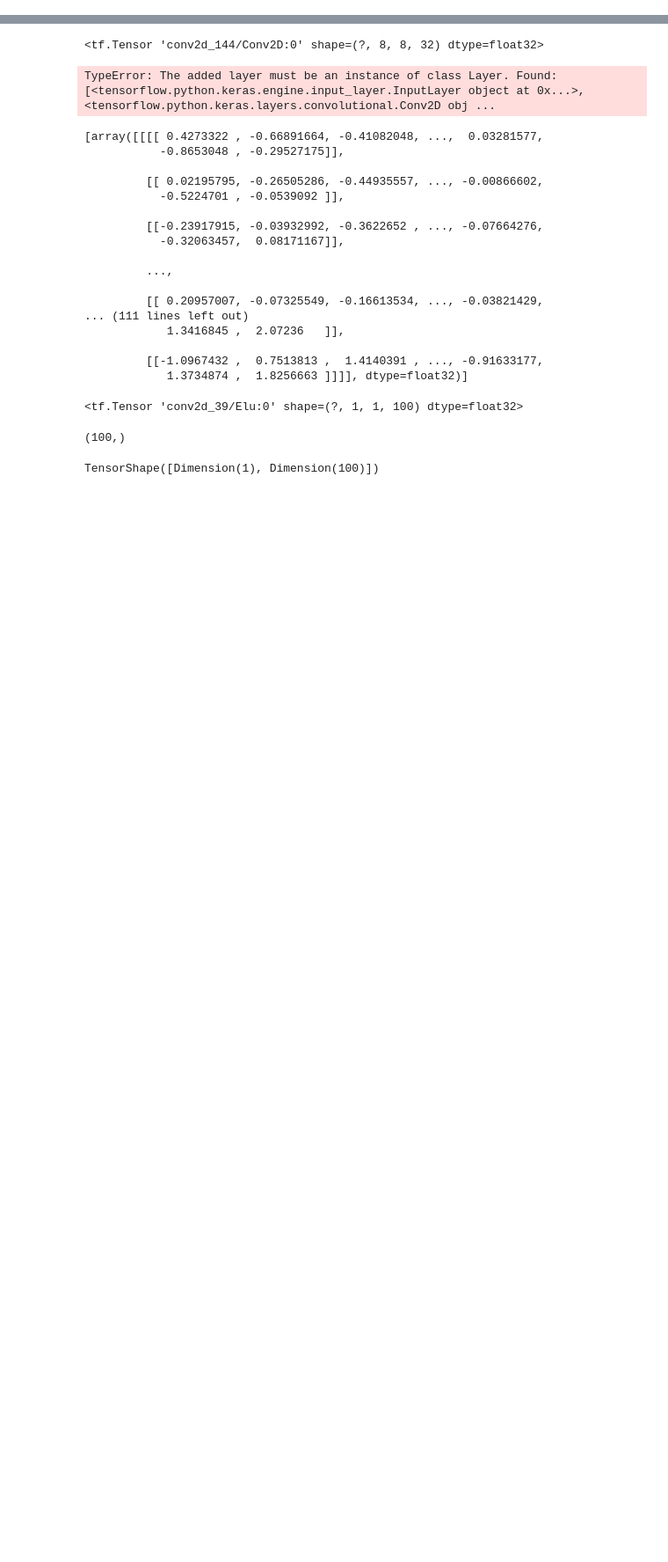
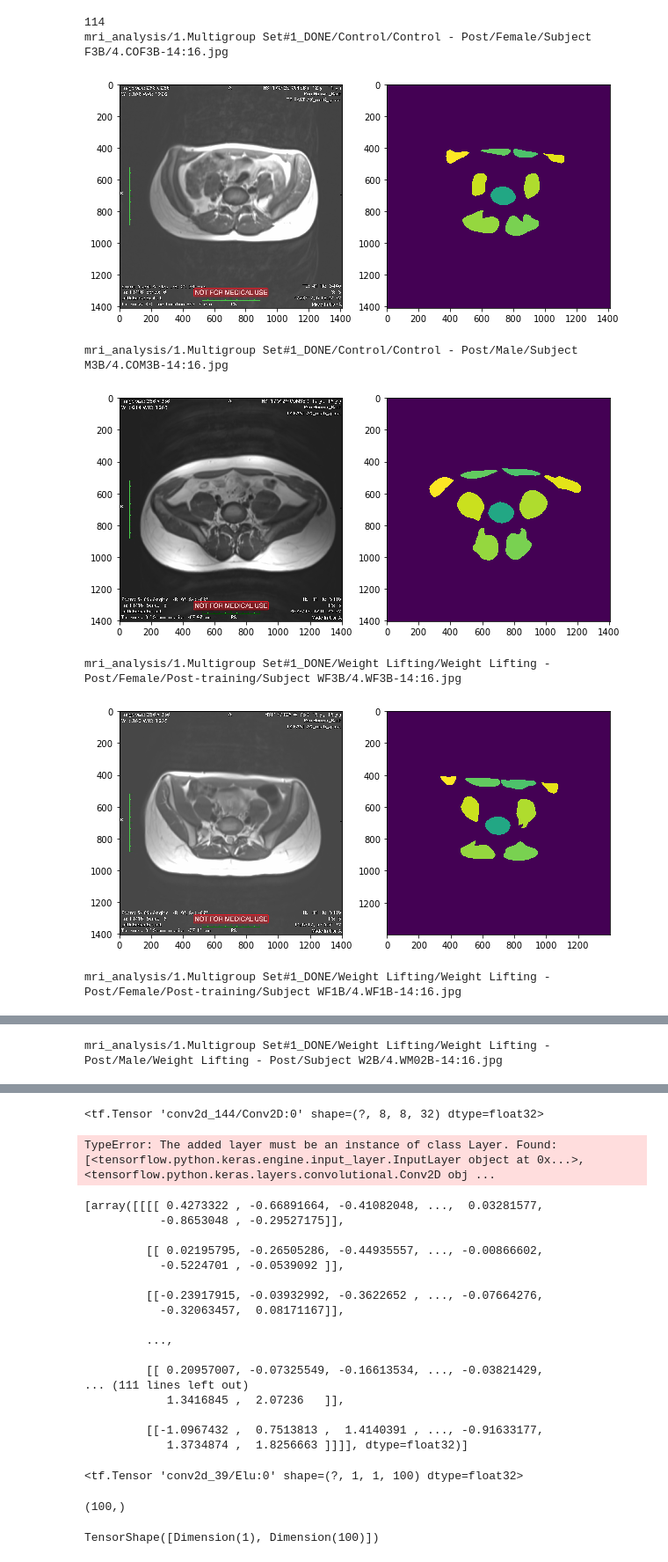
Before and after one commit to rasoolianbehnam/mri, a Jupyter notebook: a_new_era_begins.ipynb, the cells around one changed output, grey strips where cells are left out. Shown at 88% size. Saved outputs shown, nothing was run; the diff lists cells and outputs as text; code cells hidden in the pictures; blank space fills up the shorter version.

```diff
--- a/a_new_era_begins.ipynb
+++ b/a_new_era_begins.ipynb
@@ -11,10 +16,14 @@ n_muscles = 9
 # %%
 from functools import reduce
-bad_stuff = reduce(lambda x, y: set(x) | set(y), map(joblib.load, glob.glob(data_root+"bad*")))
+bad_stuff = reduce(lambda x, y: set(x) | set(y), map(joblib.load, glob.glob(data_root+"bad_im*")))
 # %%
 image_names = joblib.load(data_root+"image_names.pkl")
 classes     = {k: v for k, v in joblib.load(data_root+"multi_label_images.dict").items()
-               if k not in bad_stuff and len(np.unique(v))==n_muscles+1}
+               if k not in bad_stuff
+               and len(np.where(v==160)[0])==0
+               and len(np.where(v==150)[0])>0
+               and len(np.unique(v))==n_muscles+1
+              }
 # %%
 raw_images  = {k: v for k, v in zip(image_names, joblib.load(data_root+"raw_images.pkl"))
                if k not in bad_stuff and k in classes}
@@ -191,0 +302,21 @@ plt.imshow((tmp-tmp.mean())/tmp.std())
+# %%
+types = ([''.join(*re.findall("(\d).*?(\d+):", name)) for name in raw_images])
+type_ = np.random.choice(types)
+type_ = '114'
+print(type_)
+names = [name for name in raw_images if ''.join(*re.findall("(\d).*?(\d+):", name))==type_]
+for name in names:
+    print(name)
+    fig, axes = plt.subplots(1, 2, figsize=(10, 5))
+    axes[0].imshow(raw_images[name])
+    axes[1].imshow(classes[name])
+    plt.show()
+# %% [output]
+114
+mri_analysis/1.Multigroup Set#1_DONE/Control/Control - Post/Female/Subject F3B/4.COF3B-14:16.jpg
+[figure, added]
+mri_analysis/1.Multigroup Set#1_DONE/Control/Control - Post/Male/Subject M3B/4.COM3B-14:16.jpg
+[figure, added]
+mri_analysis/1.Multigroup Set#1_DONE/Weight Lifting/Weight Lifting - Post/Female/Post-training/Subject WF3B/4.WF3B-14:16.jpg
+[figure, added]
+mri_analysis/1.Multigroup Set#1_DONE/Weight Lifting/Weight Lifting - Post/Female/Post-training/Subject WF1B/4.WF1B-14:16.jpg
@@ -191,0 +324 @@ plt.imshow((tmp-tmp.mean())/tmp.std())
+mri_analysis/1.Multigroup Set#1_DONE/Weight Lifting/Weight Lifting - Post/Male/Weight Lifting - Post/Subject W2B/4.WM02B-14:16.jpg
```
Also changed, not shown: parts of 25 cells of this notebook.
